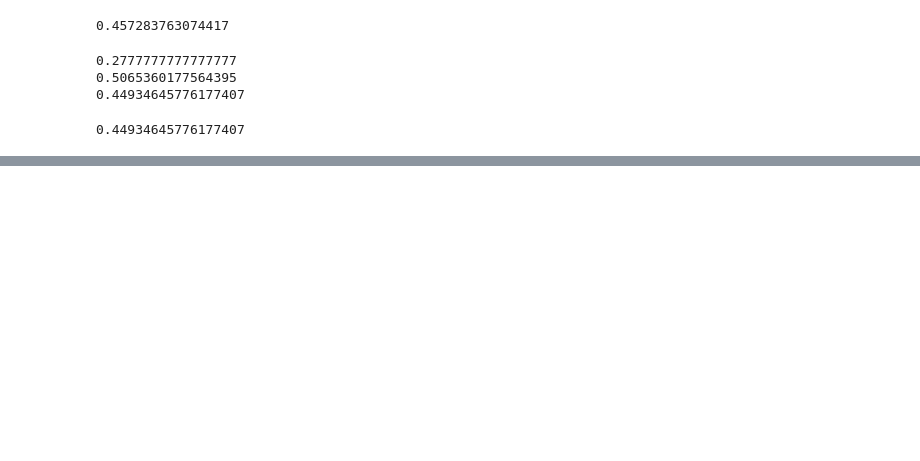
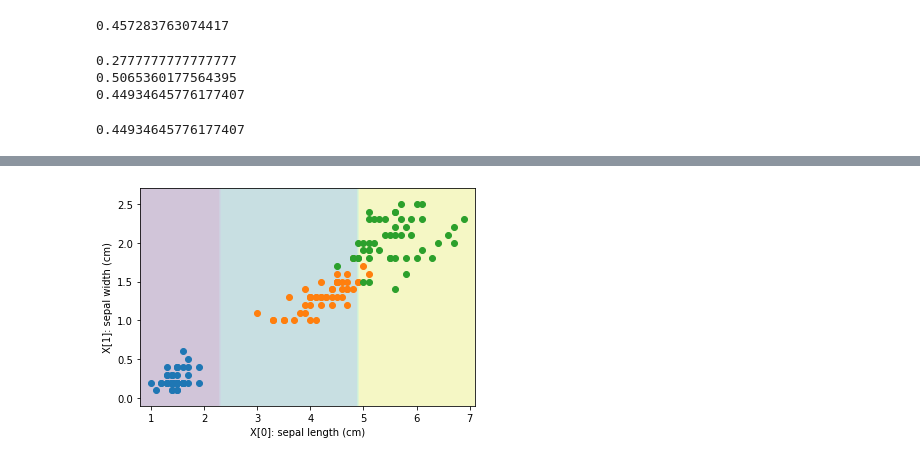
Before and after one commit to diogosantanaime/reconhecimento_padroes, a Jupyter notebook: aulas/05 - arvore.ipynb, the cells around one changed output, grey strips where cells are left out. Saved outputs shown, nothing was run; the diff lists cells and outputs as text; code cells hidden in the pictures; blank space fills up the shorter version.

```diff
--- a/aulas/05 - arvore.ipynb
+++ b/aulas/05 - arvore.ipynb
@@ -162,0 +200,4 @@ acc
+# %%
+from sklearn.datasets import load_iris
+iris = load_iris()
+X, y = iris.data[:,2:], iris.target
@@ -162,0 +206,21 @@ acc
+# %%
+from sklearn.metrics import accuracy_score
+import numpy as np
+from collections import Counter
+
+def maisFrequente(y):
+    #print(Counter(y.flat).most_common(1)[0][0])
+    return Counter(y.flat).most_common(1)[0][0]
+
+class ZeroR():
+    def fit(self, X, y):
+        self.resposta = maisFrequente(y)
+    def predict(self, X):
+        y = np.empty((X.shape[0]))
+        y[:] = self.resposta
+        return y
+
+modelo = ZeroR()
+modelo.fit(X,y)
+ypred = modelo.predict(X)
+accuracy_score(y, ypred), (ypred == y)
@@ -162,0 +302,21 @@ acc
+# %%
+import matplotlib.pyplot as plt
+
+def plotDecisao(modelo, X, y):
+    modelo.fit(X, y)
+    x0s = np.linspace(np.min(X[:,0])-0.2, np.max(X[:,0])+0.2, 100)
+    x1s = np.linspace(np.min(X[:,1])-0.2, np.max(X[:,1])+0.2, 100)
+    x0, x1 = np.meshgrid(x0s, x1s)
+    Xdec = np.c_[x0.ravel(), x1.ravel()]
+    ypred = modelo.predict(Xdec)
+    plt.contourf(x0, x1, ypred.reshape(x0.shape), alpha=0.25)
+    for k in set(y):
+        plt.plot(X[:,0][y==k], X[:,1][y==k], 'o', label=f"{iris.target_names[k]} [{k}]")
+
+    plt.xlabel(f"X[0]: {iris.feature_names[0]}")
+    plt.ylabel(f"X[1]: {iris.feature_names[1]}")
+    plt.show()
+
+plotDecisao(Arvore(), X, y)
+# %% [output]
+[figure, added]
```
Also changed, not shown: parts of 24 cells of this notebook, 13 other files.
